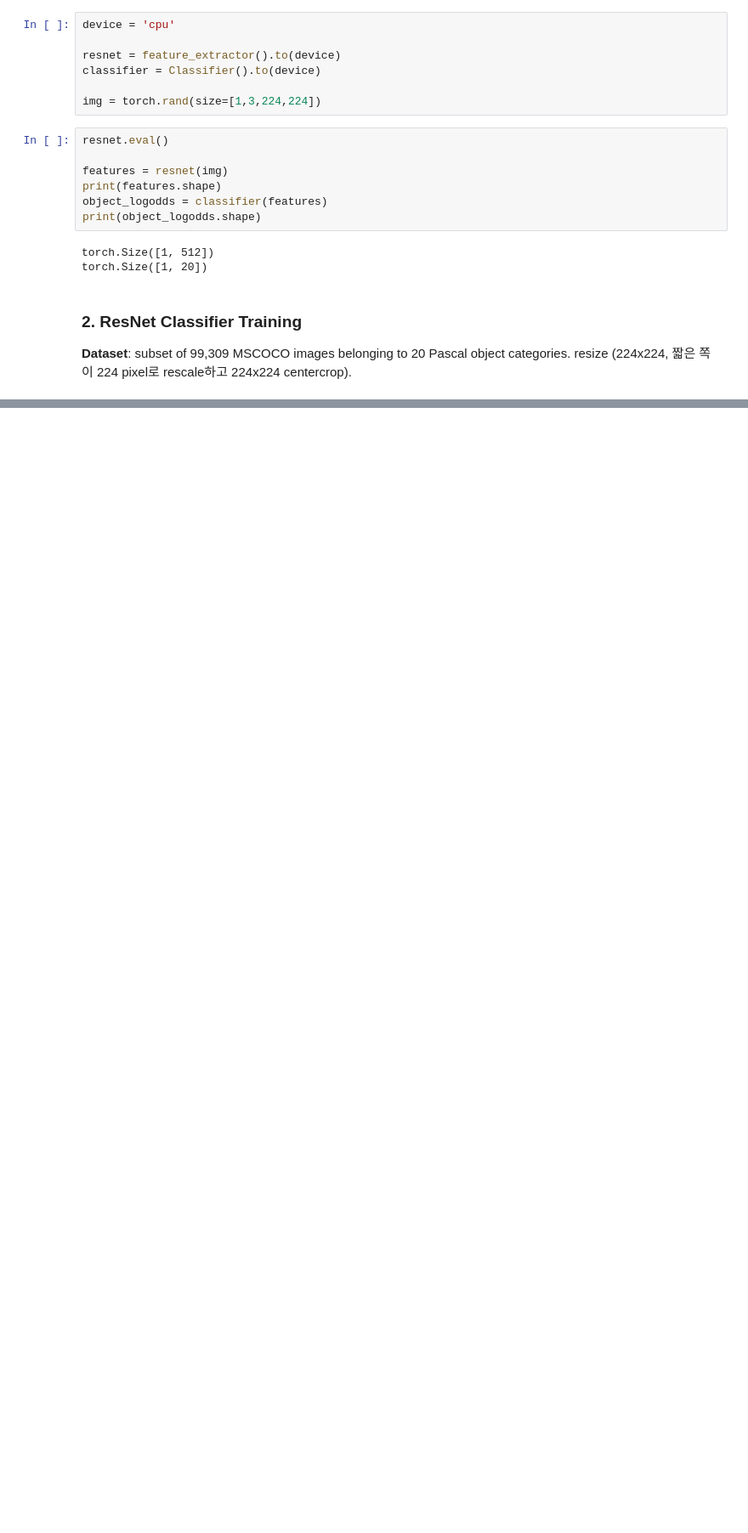
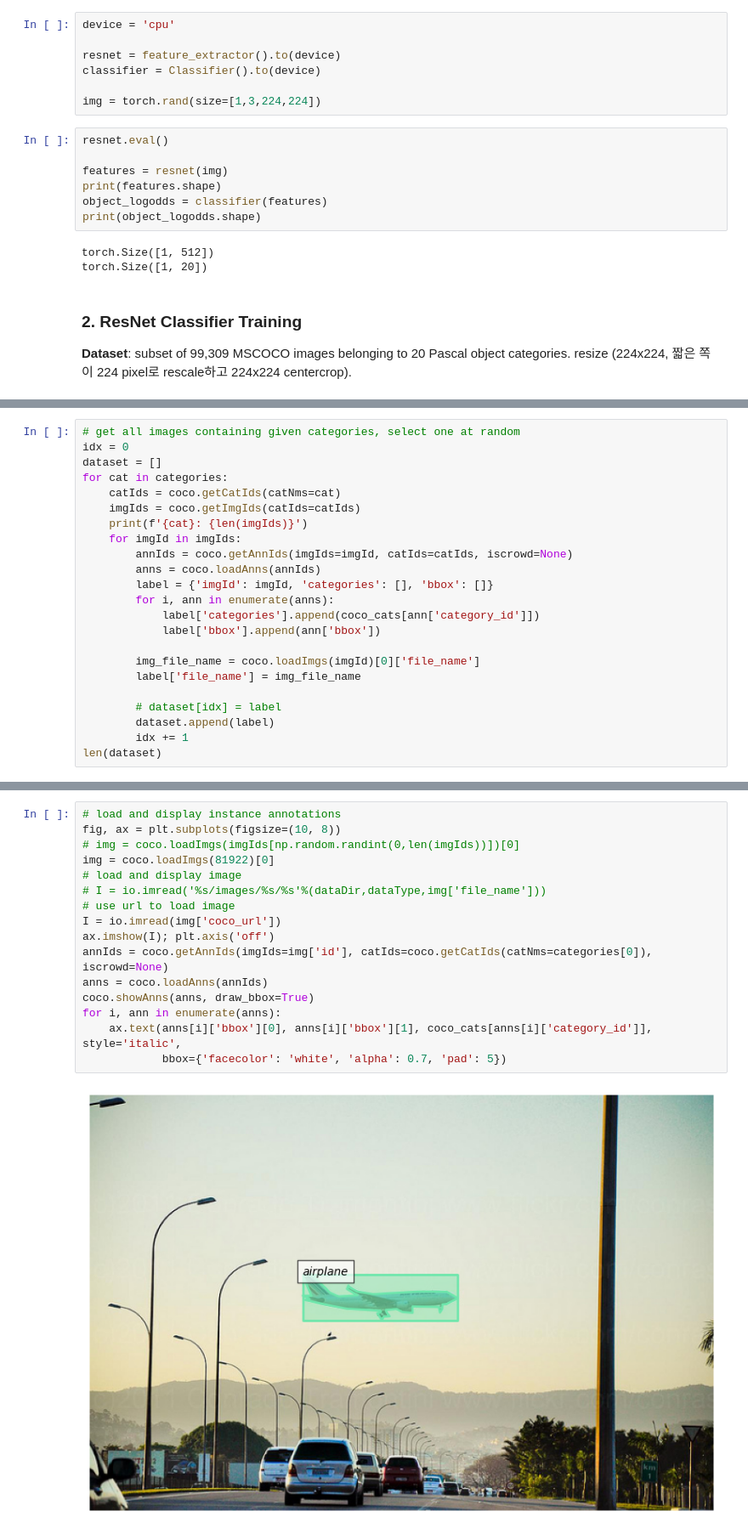
Before and after one commit to euphoria0-0/Neural-Causation-Coefficient, a Jupyter notebook: FeatureExtraction.ipynb, the cells around one changed output, grey strips where cells are left out. Shown: that part at 85% size. Drawn from its saved outputs; the diff is of its cells as text; blank space fills up the shorter version.

```diff
--- a/FeatureExtraction.ipynb
+++ b/FeatureExtraction.ipynb
@@ -70,0 +103,23 @@ class COCODataset:
+# %%
+# get all images containing given categories, select one at random
+idx = 0
+dataset = []
+for cat in categories:
+    catIds = coco.getCatIds(catNms=cat)
+    imgIds = coco.getImgIds(catIds=catIds)
+    print(f'{cat}: {len(imgIds)}')
+    for imgId in imgIds:
+        annIds = coco.getAnnIds(imgIds=imgId, catIds=catIds, iscrowd=None)
+        anns = coco.loadAnns(annIds)
+        label = {'imgId': imgId, 'categories': [], 'bbox': []}
+        for i, ann in enumerate(anns):
+            label['categories'].append(coco_cats[ann['category_id']])
+            label['bbox'].append(ann['bbox'])
+
+        img_file_name = coco.loadImgs(imgId)[0]['file_name']
+        label['file_name'] = img_file_name
+
+        # dataset[idx] = label
+        dataset.append(label)
+        idx += 1
+len(dataset)
@@ -70,0 +151,18 @@ class COCODataset:
+# %%
+# load and display instance annotations
+fig, ax = plt.subplots(figsize=(10, 8))
+# img = coco.loadImgs(imgIds[np.random.randint(0,len(imgIds))])[0]
+img = coco.loadImgs(81922)[0]
+# load and display image
+# I = io.imread('%s/images/%s/%s'%(dataDir,dataType,img['file_name']))
+# use url to load image
+I = io.imread(img['coco_url'])
+ax.imshow(I); plt.axis('off')
+annIds = coco.getAnnIds(imgIds=img['id'], catIds=coco.getCatIds(catNms=categories[0]), iscrowd=None)
+anns = coco.loadAnns(annIds)
+coco.showAnns(anns, draw_bbox=True)
+for i, ann in enumerate(anns):
+    ax.text(anns[i]['bbox'][0], anns[i]['bbox'][1], coco_cats[anns[i]['category_id']], style='italic',
+            bbox={'facecolor': 'white', 'alpha': 0.7, 'pad': 5})
+# %% [output]
+[figure, added]
```
Also changed, not shown: parts of 10 cells of this notebook.
